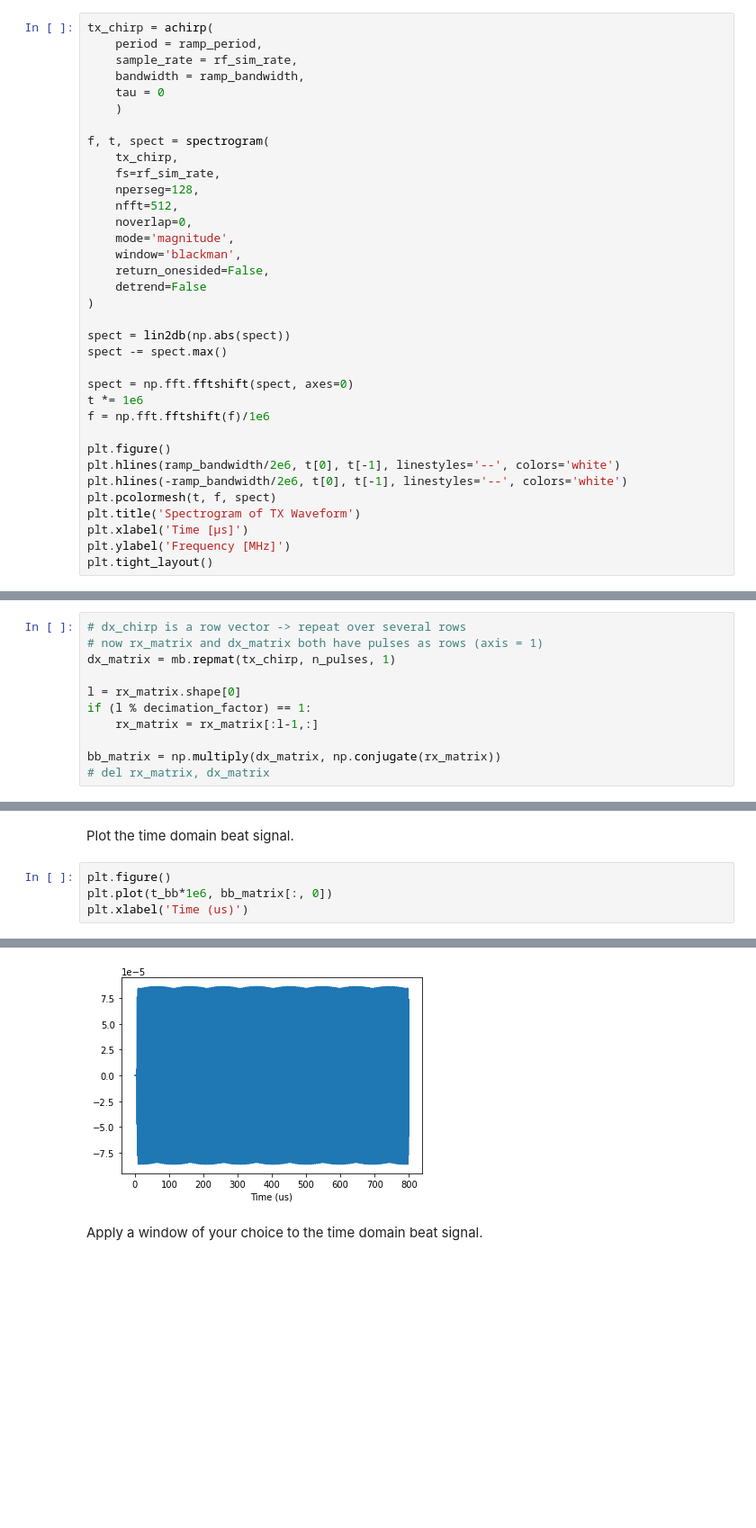
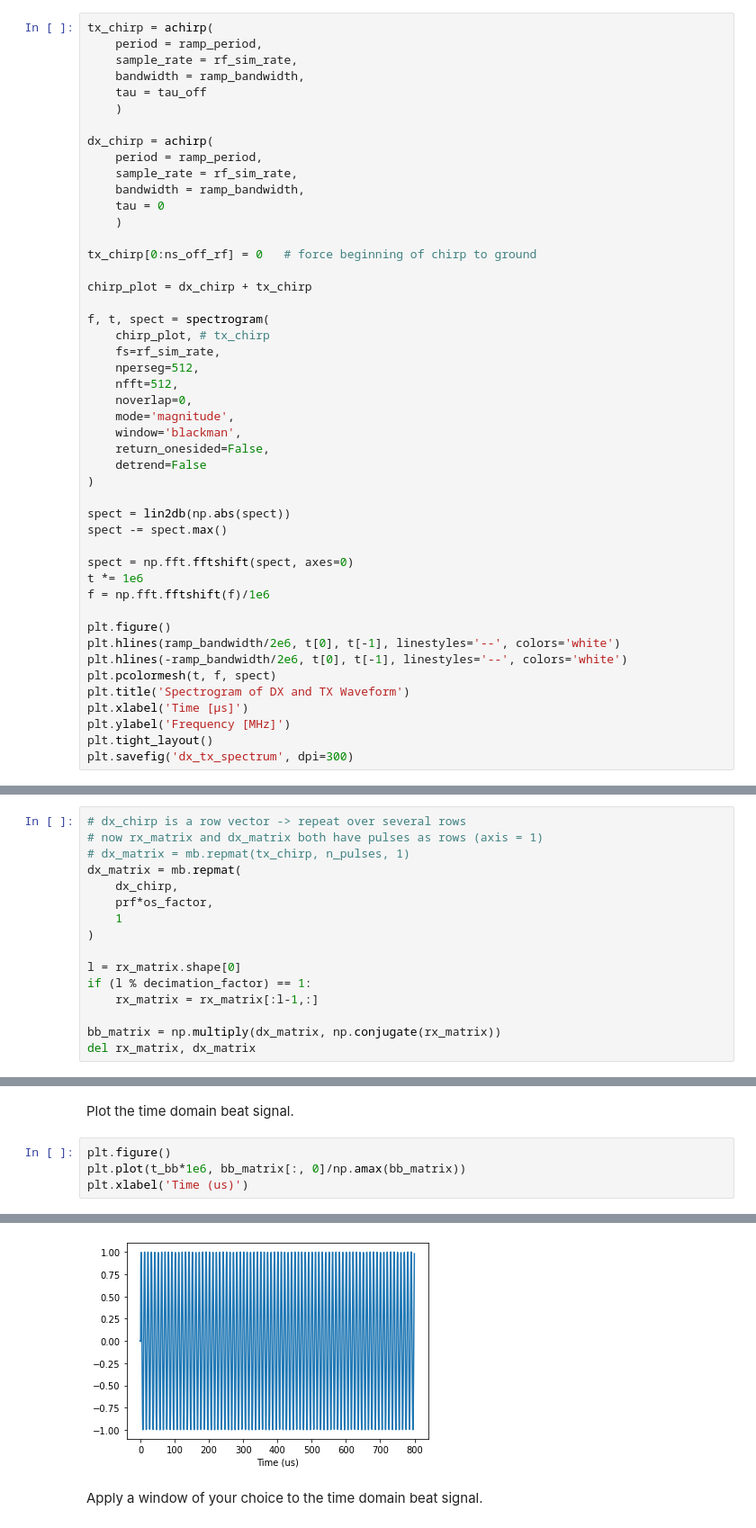
Before and after one commit to tmapana/FERS_tutorials, a Jupyter notebook: tutorial_notebook.ipynb, the cells around one changed output, grey strips where cells are left out. Shown at 90% size. Saved outputs shown, nothing was run; the diff lists cells and outputs as text; blank space fills up the shorter version.

```diff
--- a/tutorial_notebook.ipynb
+++ b/tutorial_notebook.ipynb
@@ -139,16 +148,27 @@ Noise density: -173.98 [dBm/Hz]
 Generate and plot the TX waveform.
 # %%
 tx_chirp = achirp(
+    period = ramp_period,
+    sample_rate = rf_sim_rate,
+    bandwidth = ramp_bandwidth,
+    tau = tau_off
+    )
+
+dx_chirp = achirp(
     period = ramp_period,
     sample_rate = rf_sim_rate,
     bandwidth = ramp_bandwidth,
     tau = 0
     )
 
+tx_chirp[0:ns_off_rf] = 0   # force beginning of chirp to ground
+
+chirp_plot = dx_chirp + tx_chirp
+
 f, t, spect = spectrogram(
-    tx_chirp,
+    chirp_plot, # tx_chirp
     fs=rf_sim_rate,
-    nperseg=128,
+    nperseg=512,
     nfft=512,
     noverlap=0,
     mode='magnitude',
@@ -168,8 +188,9 @@ plt.figure()
 plt.hlines(ramp_bandwidth/2e6, t[0], t[-1], linestyles='--', colors='white')
 plt.hlines(-ramp_bandwidth/2e6, t[0], t[-1], linestyles='--', colors='white')
 plt.pcolormesh(t, f, spect)
-plt.title('Spectrogram of TX Waveform')
+plt.title('Spectrogram of DX and TX Waveform')
 plt.xlabel('Time [µs]')
 plt.ylabel('Frequency [MHz]')
 plt.tight_layout()
+plt.savefig('dx_tx_spectrum', dpi=300)
 # %% [output]
@@ -267,14 +288,19 @@ Analytic representation eliminates need to filter.
 # %%
 # dx_chirp is a row vector -> repeat over several rows
 # now rx_matrix and dx_matrix both have pulses as rows (axis = 1)
-dx_matrix = mb.repmat(tx_chirp, n_pulses, 1)
+# dx_matrix = mb.repmat(tx_chirp, n_pulses, 1)
+dx_matrix = mb.repmat(
+    dx_chirp,
+    prf*os_factor,
+    1
+)
 
 l = rx_matrix.shape[0]
 if (l % decimation_factor) == 1:
     rx_matrix = rx_matrix[:l-1,:]
 
 bb_matrix = np.multiply(dx_matrix, np.conjugate(rx_matrix))
-# del rx_matrix, dx_matrix
+del rx_matrix, dx_matrix
 # %% [markdown]
 Decimate the data to the final sample rate.
 # %%
@@ -290,11 +316,11 @@ bb_matrix = np.transpose(bb_matrix)
 Plot the time domain beat signal.
 # %%
 plt.figure()
-plt.plot(t_bb*1e6, bb_matrix[:, 0])
+plt.plot(t_bb*1e6, bb_matrix[:, 0]/np.amax(bb_matrix))
 plt.xlabel('Time (us)')
 # %% [output]
 Text(0.5, 0, 'Time (us)')
-[figure, old version]
+[figure, new version]
 # %% [markdown]
 Apply a window of your choice to the time domain beat signal.
 # %%
```
Also changed, not shown: parts of 29 cells of this notebook, 14 other files.
